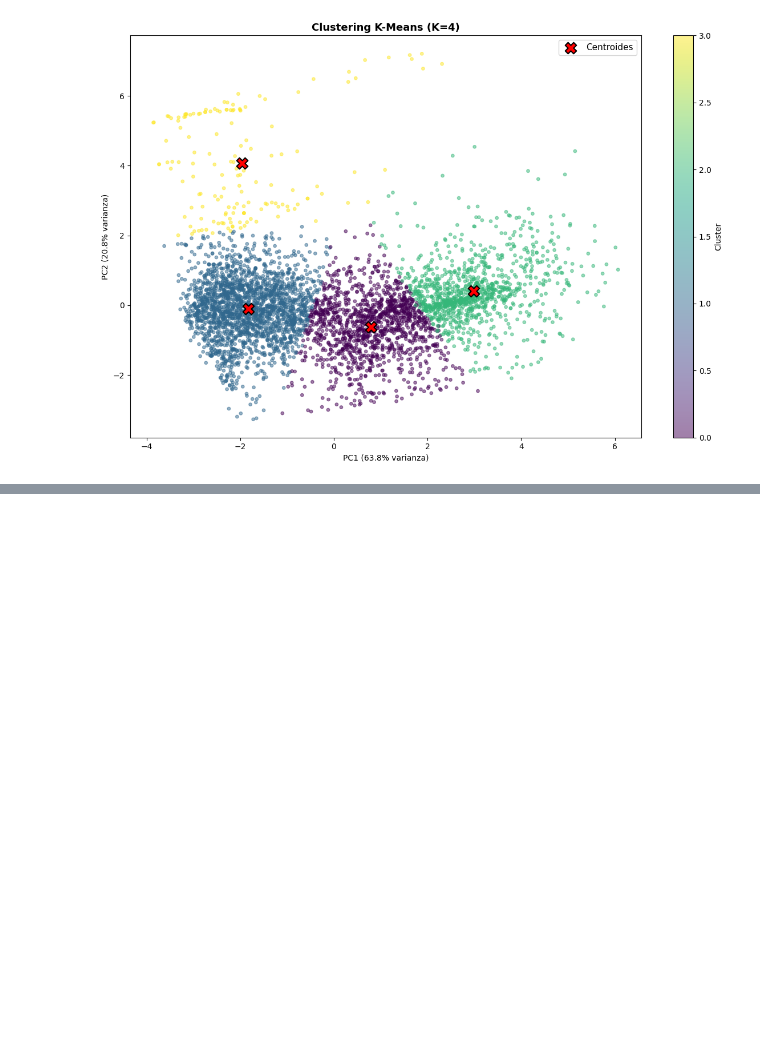
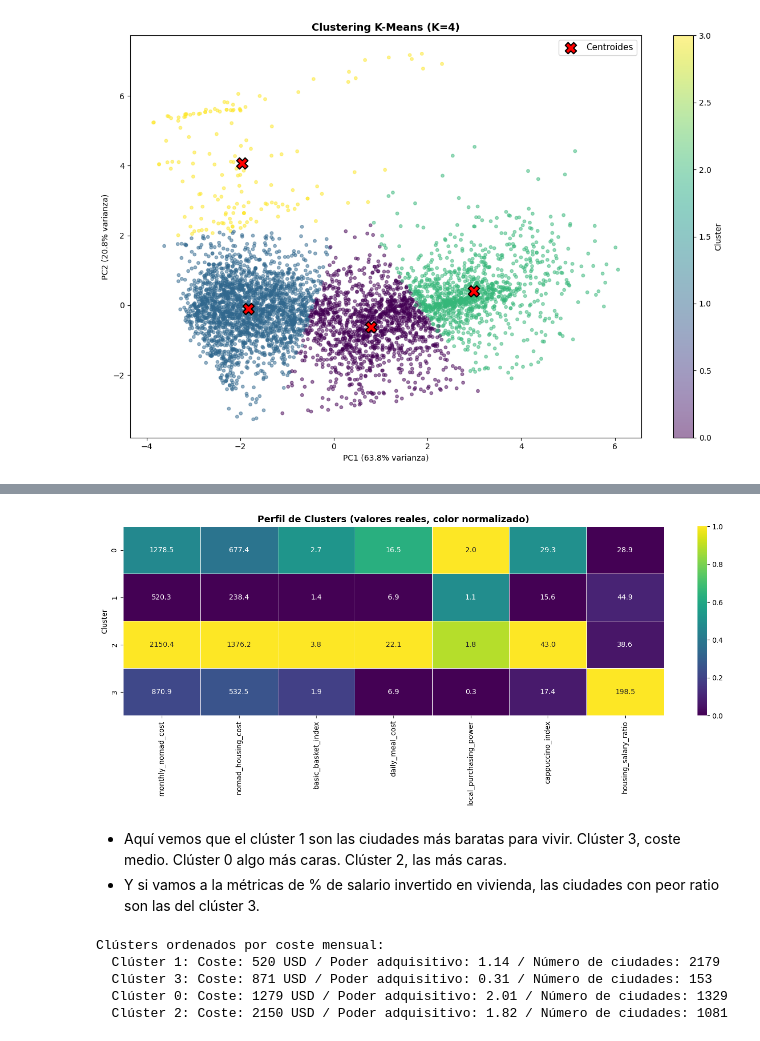
Before and after one commit to danielaaguirrej55-source/Proyecto-ML---Machine-Learning, a Jupyter notebook: src/notebooks/main_juanfcia_models.ipynb, the cells around one changed output, grey strips where cells are left out. Cells and saved outputs as stored; diff of their text form; code cells hidden in the pictures; blank space fills up the shorter version.

Commit message:
Clustering K-means de ciudades - ML Project

```diff
--- a/src/notebooks/main_juanfcia_models.ipynb
+++ b/src/notebooks/main_juanfcia_models.ipynb
@@ -701,0 +704,7 @@ plt.show()
+# %%
+# Perfilado de clusters de ciudades: estadísticos descriptivos por cluster
+
+cluster_cities = df_clustering.groupby('cluster')[nom_features].mean().round(2)
+
+print('Descriptivos medios de las variables agregadas por clúster de ciudades')
+display(cluster_cities)
@@ -701,0 +719,40 @@ plt.show()
+# %%
+# Heatmap con la relación de clusters de ciudades y variables --> los descriptivos pero en heatmap
+# Antes de hacerlo tenemos que usar alguna técnica que normalice los rangos --> MinMaxScaler
+
+cluster_cities_norm = (cluster_cities - cluster_cities.min()) / (cluster_cities.max() - cluster_cities.min())
+
+fig, ax = plt.subplots(figsize=(14, 6))
+sns.heatmap(cluster_cities_norm,
+            annot=cluster_cities.values,
+            fmt='.1f',
+            cmap='viridis',
+            ax=ax,
+            linewidths=0.5)
+ax.set_title('Perfil de Clusters (valores reales, color normalizado)', fontweight='bold', fontsize=13)
+ax.set_ylabel('Cluster')
+plt.tight_layout()
+plt.show()
+# %% [output]
+[figure, added]
+# %% [markdown]
+- Aquí vemos que el clúster 1 son las ciudades más baratas para vivir. Clúster 3, coste medio. Clúster 0 algo más caras. Clúster 2, las más caras.
+- Y si vamos a la métricas de % de salario invertido en vivienda, las ciudades con peor ratio son las del clúster 3.
+# %%
+# Asignar etiquetas de negocio a cada cluster basándose en los perfiles
+# Ordenar clusters por monthly_nomad_cost para asignar etiquetas coherentes
+
+ordered_cluster_cities = cluster_cities['monthly_nomad_cost'].sort_values().index.tolist()
+
+print('Clústers ordenados por coste mensual:')
+for order, c in enumerate(ordered_cluster_cities):
+    cost = cluster_cities.loc[c, 'monthly_nomad_cost']
+    power = cluster_cities.loc[c, 'local_purchasing_power']
+    n = (df_clustering['cluster'] == c).sum()
+    print(f'  Clúster {c}: Coste: {cost:.0f} USD / Poder adquisitivo: {power:.2f} / Número de ciudades: {n}')
+# %% [output]
+Clústers ordenados por coste mensual:
+  Clúster 1: Coste: 520 USD / Poder adquisitivo: 1.14 / Número de ciudades: 2179
+  Clúster 3: Coste: 871 USD / Poder adquisitivo: 0.31 / Número de ciudades: 153
+  Clúster 0: Coste: 1279 USD / Poder adquisitivo: 2.01 / Número de ciudades: 1329
+  Clúster 2: Coste: 2150 USD / Poder adquisitivo: 1.82 / Número de ciudades: 1081
```
Also changed, not shown: parts of 3 cells of this notebook, 1 other file.
